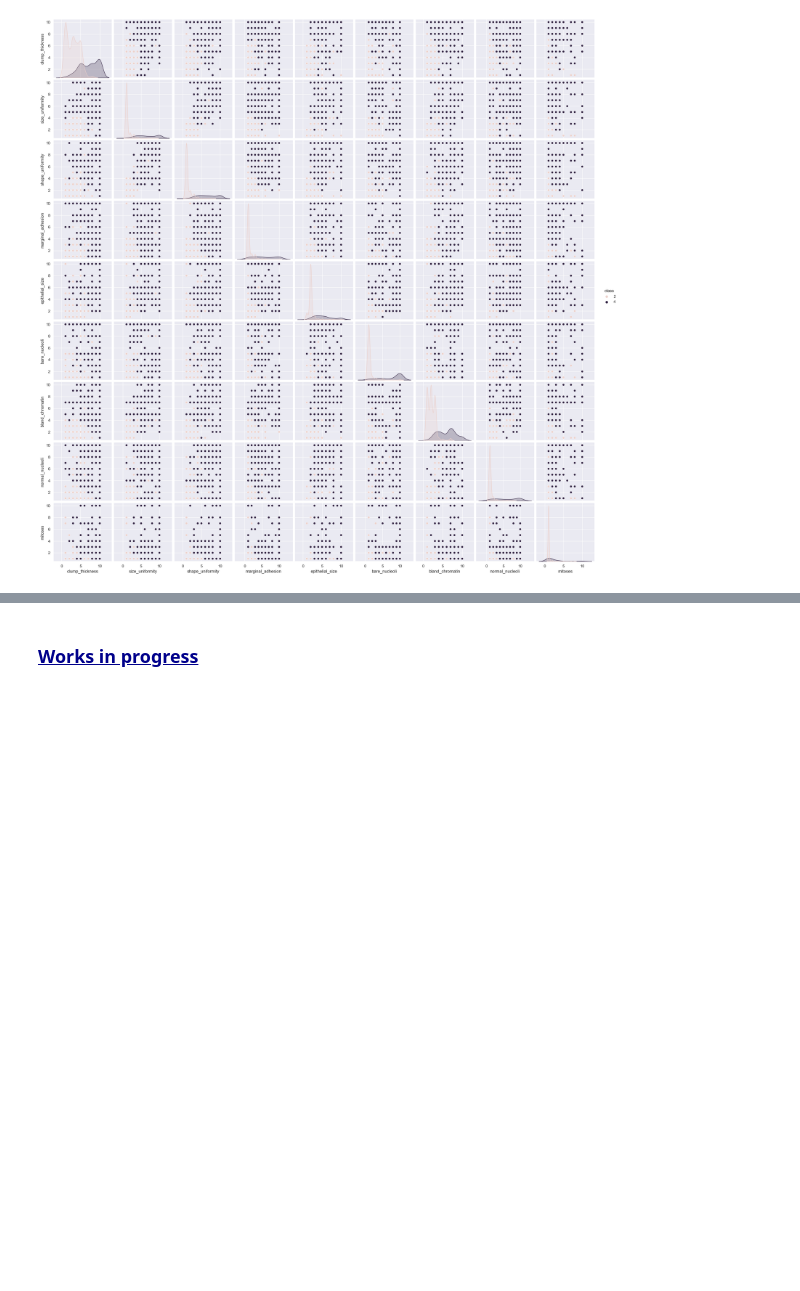
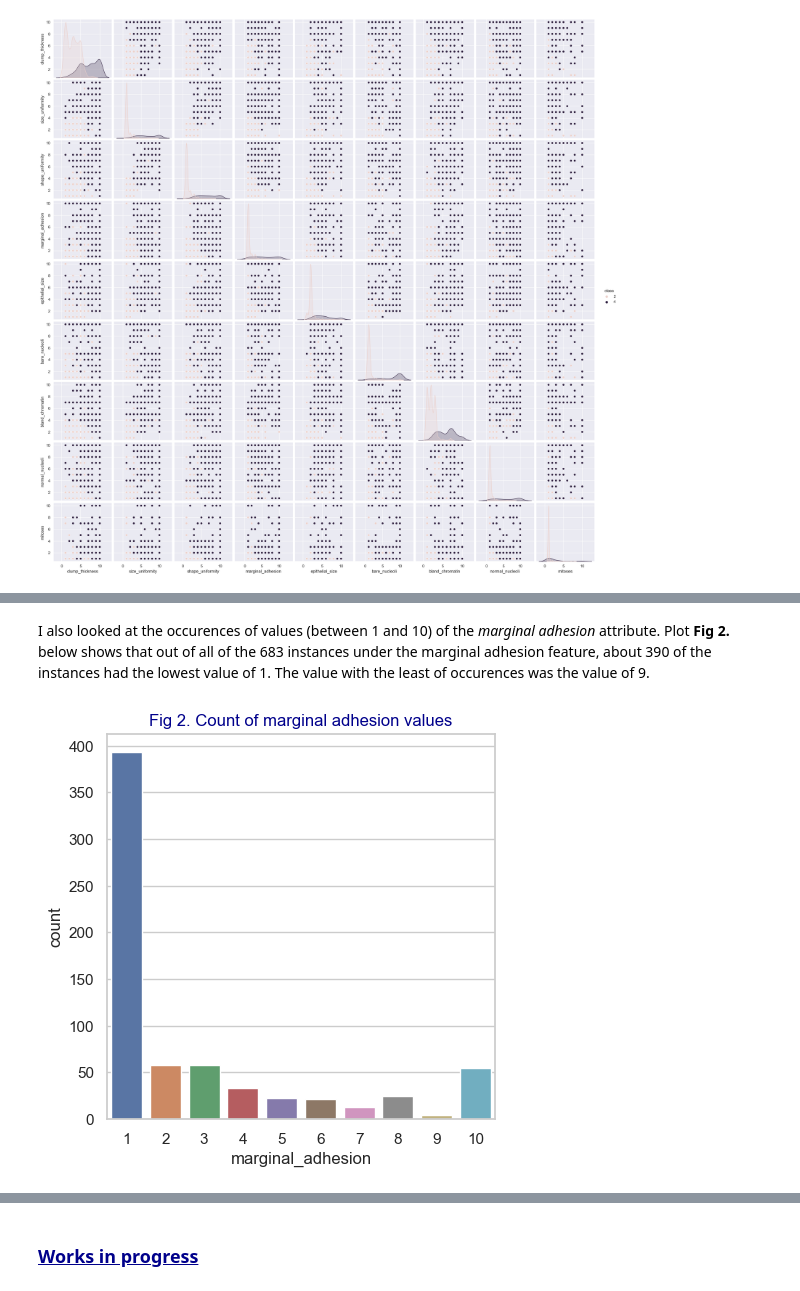
Before and after one commit to OCorry/PfDA-2022-Project-2, a Jupyter notebook: PfDA-2022-Project-2.ipynb, the cells around one changed output, grey strips where cells are left out. Saved outputs shown, nothing was run; the diff lists cells and outputs as text; code cells hidden in the pictures; blank space fills up the shorter version.

```diff
--- a/PfDA-2022-Project-2.ipynb
+++ b/PfDA-2022-Project-2.ipynb
@@ -378,0 +380,11 @@ plt.show()
+# %% [markdown]
+I also looked at the occurences of values (between 1 and 10) of the *marginal adhesion* attribute. Plot **Fig 2.** below shows that out of all of the 683 instances under the marginal adhesion feature, about 390 of the instances had the lowest value of 1. The value with the least of occurences was the value of 9.
+# %%
+# Plotting
+sns.set(style = 'whitegrid')
+plt.figure(figsize=(5,5))
+sns.countplot(x='marginal_adhesion', data=df)
+plt.title('Fig 2. Count of marginal adhesion values', color = 'darkblue')
+plt.show()
+# %% [output]
+[figure, added]
```
Also changed, not shown: parts of 19 cells of this notebook.
